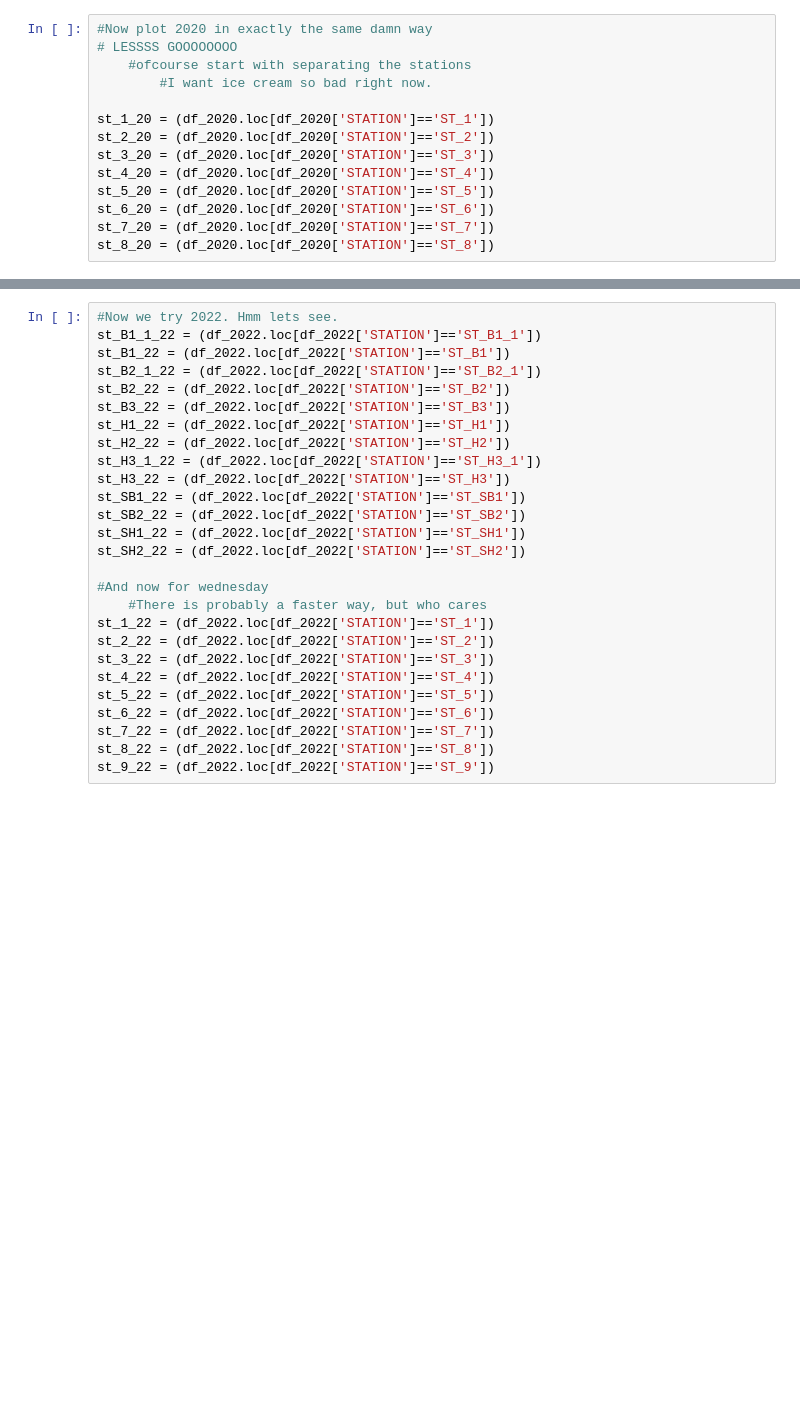
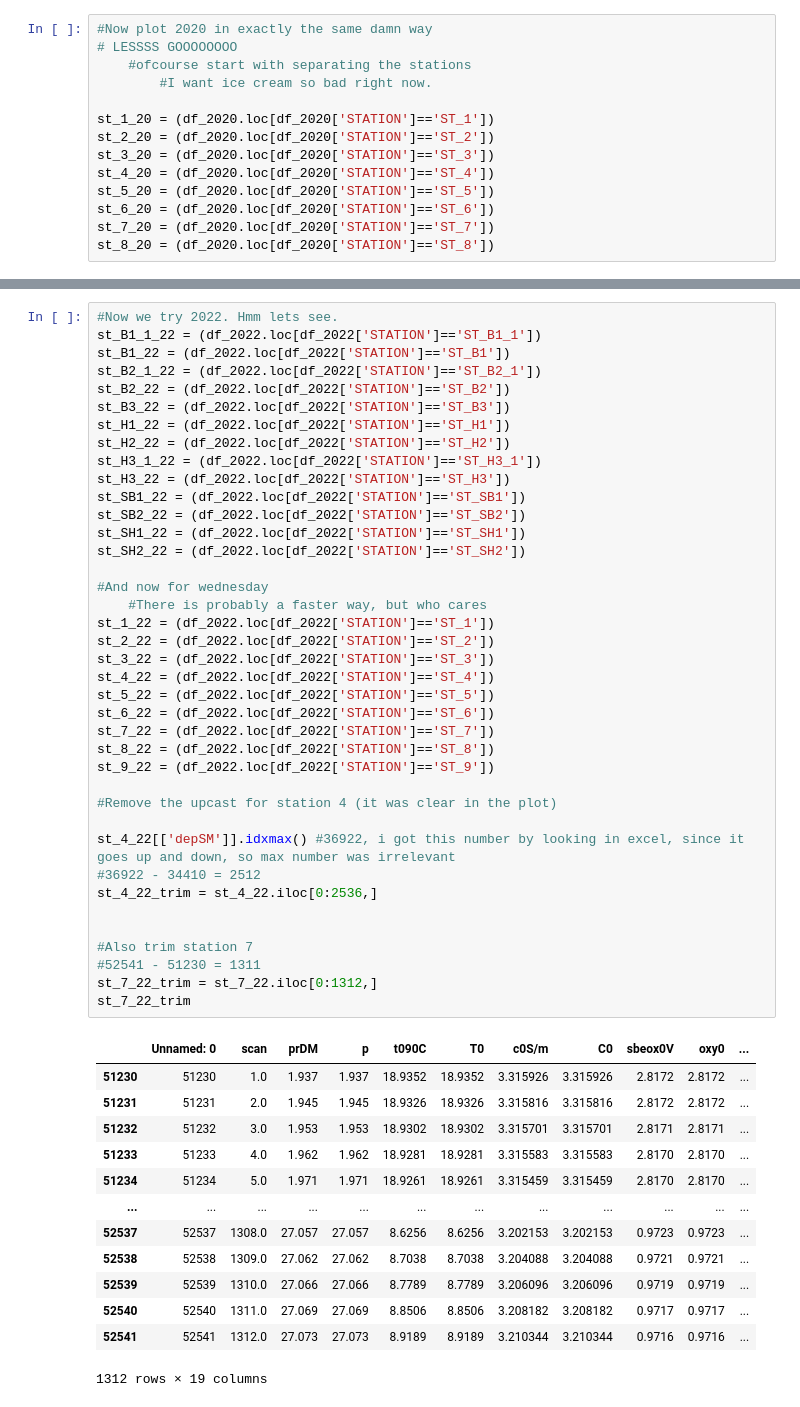
Before and after one commit to haganjam/MAR440_2023, a Jupyter notebook: filips_plots.ipynb, the cells around one changed output, grey strips where cells are left out. Drawn from its saved outputs; the diff is of its cells as text; blank space fills up the shorter version.

```diff
--- a/filips_plots.ipynb
+++ b/filips_plots.ipynb
@@ -101,30 +91,56 @@ plt.show()
 # %%
 #Now we try 2022. Hmm lets see.
 st_B1_1_22 = (df_2022.loc[df_2022['STATION']=='ST_B1_1'])
 st_B1_22 = (df_2022.loc[df_2022['STATION']=='ST_B1'])
 st_B2_1_22 = (df_2022.loc[df_2022['STATION']=='ST_B2_1'])
 st_B2_22 = (df_2022.loc[df_2022['STATION']=='ST_B2'])
 st_B3_22 = (df_2022.loc[df_2022['STATION']=='ST_B3'])
 st_H1_22 = (df_2022.loc[df_2022['STATION']=='ST_H1'])
 st_H2_22 = (df_2022.loc[df_2022['STATION']=='ST_H2'])
 st_H3_1_22 = (df_2022.loc[df_2022['STATION']=='ST_H3_1'])
 st_H3_22 = (df_2022.loc[df_2022['STATION']=='ST_H3'])
 st_SB1_22 = (df_2022.loc[df_2022['STATION']=='ST_SB1'])
 st_SB2_22 = (df_2022.loc[df_2022['STATION']=='ST_SB2'])
 st_SH1_22 = (df_2022.loc[df_2022['STATION']=='ST_SH1'])
 st_SH2_22 = (df_2022.loc[df_2022['STATION']=='ST_SH2'])
 
 #And now for wednesday
     #There is probably a faster way, but who cares
 st_1_22 = (df_2022.loc[df_2022['STATION']=='ST_1'])
 st_2_22 = (df_2022.loc[df_2022['STATION']=='ST_2'])
 st_3_22 = (df_2022.loc[df_2022['STATION']=='ST_3'])
 st_4_22 = (df_2022.loc[df_2022['STATION']=='ST_4'])
 st_5_22 = (df_2022.loc[df_2022['STATION']=='ST_5'])
 st_6_22 = (df_2022.loc[df_2022['STATION']=='ST_6'])
 st_7_22 = (df_2022.loc[df_2022['STATION']=='ST_7'])
 st_8_22 = (df_2022.loc[df_2022['STATION']=='ST_8'])
 st_9_22 = (df_2022.loc[df_2022['STATION']=='ST_9'])
+
+#Remove the upcast for station 4 (it was clear in the plot)
+
+st_4_22[['depSM']].idxmax() #36922, i got this number by looking in excel, since it goes up and down, so max number was irrelevant
+#36922 - 34410 = 2512
+st_4_22_trim = st_4_22.iloc[0:2536,]
+
+
+#Also trim station 7
+#52541 - 51230 = 1311
+st_7_22_trim = st_7_22.iloc[0:1312,]
+st_7_22_trim
+# %% [output]
+|  | Unnamed: 0 | scan | prDM | p | t090C | T0 | c0S/m | C0 | sbeox0V | oxy0 | ... |
+| 51230 | 51230 | 1.0 | 1.937 | 1.937 | 18.9352 | 18.9352 | 3.315926 | 3.315926 | 2.8172 | 2.8172 | ... |
+| 51231 | 51231 | 2.0 | 1.945 | 1.945 | 18.9326 | 18.9326 | 3.315816 | 3.315816 | 2.8172 | 2.8172 | ... |
+| 51232 | 51232 | 3.0 | 1.953 | 1.953 | 18.9302 | 18.9302 | 3.315701 | 3.315701 | 2.8171 | 2.8171 | ... |
+| 51233 | 51233 | 4.0 | 1.962 | 1.962 | 18.9281 | 18.9281 | 3.315583 | 3.315583 | 2.8170 | 2.8170 | ... |
+| 51234 | 51234 | 5.0 | 1.971 | 1.971 | 18.9261 | 18.9261 | 3.315459 | 3.315459 | 2.8170 | 2.8170 | ... |
+| ... | ... | ... | ... | ... | ... | ... | ... | ... | ... | ... | ... |
+| 52537 | 52537 | 1308.0 | 27.057 | 27.057 | 8.6256 | 8.6256 | 3.202153 | 3.202153 | 0.9723 | 0.9723 | ... |
+| 52538 | 52538 | 1309.0 | 27.062 | 27.062 | 8.7038 | 8.7038 | 3.204088 | 3.204088 | 0.9721 | 0.9721 | ... |
+| 52539 | 52539 | 1310.0 | 27.066 | 27.066 | 8.7789 | 8.7789 | 3.206096 | 3.206096 | 0.9719 | 0.9719 | ... |
+| 52540 | 52540 | 1311.0 | 27.069 | 27.069 | 8.8506 | 8.8506 | 3.208182 | 3.208182 | 0.9717 | 0.9717 | ... |
+| 52541 | 52541 | 1312.0 | 27.073 | 27.073 | 8.9189 | 8.9189 | 3.210344 | 3.210344 | 0.9716 | 0.9716 | ... |
+1312 rows × 19 columns
 # %%
 #Plot the days differently. Maybe together later
     #Who knows
```
Also changed, not shown: parts of 7 cells of this notebook, 3 other files.
